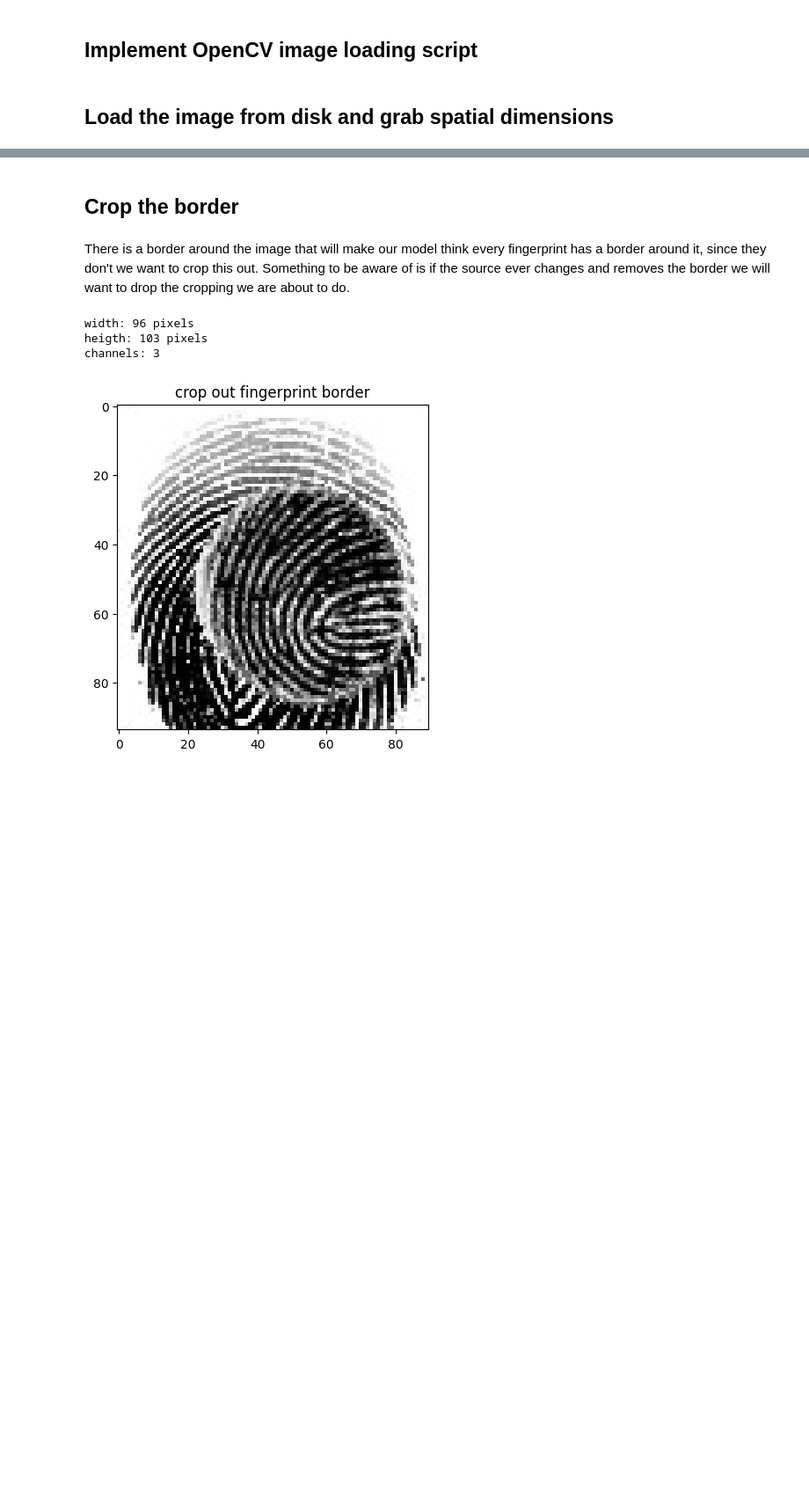
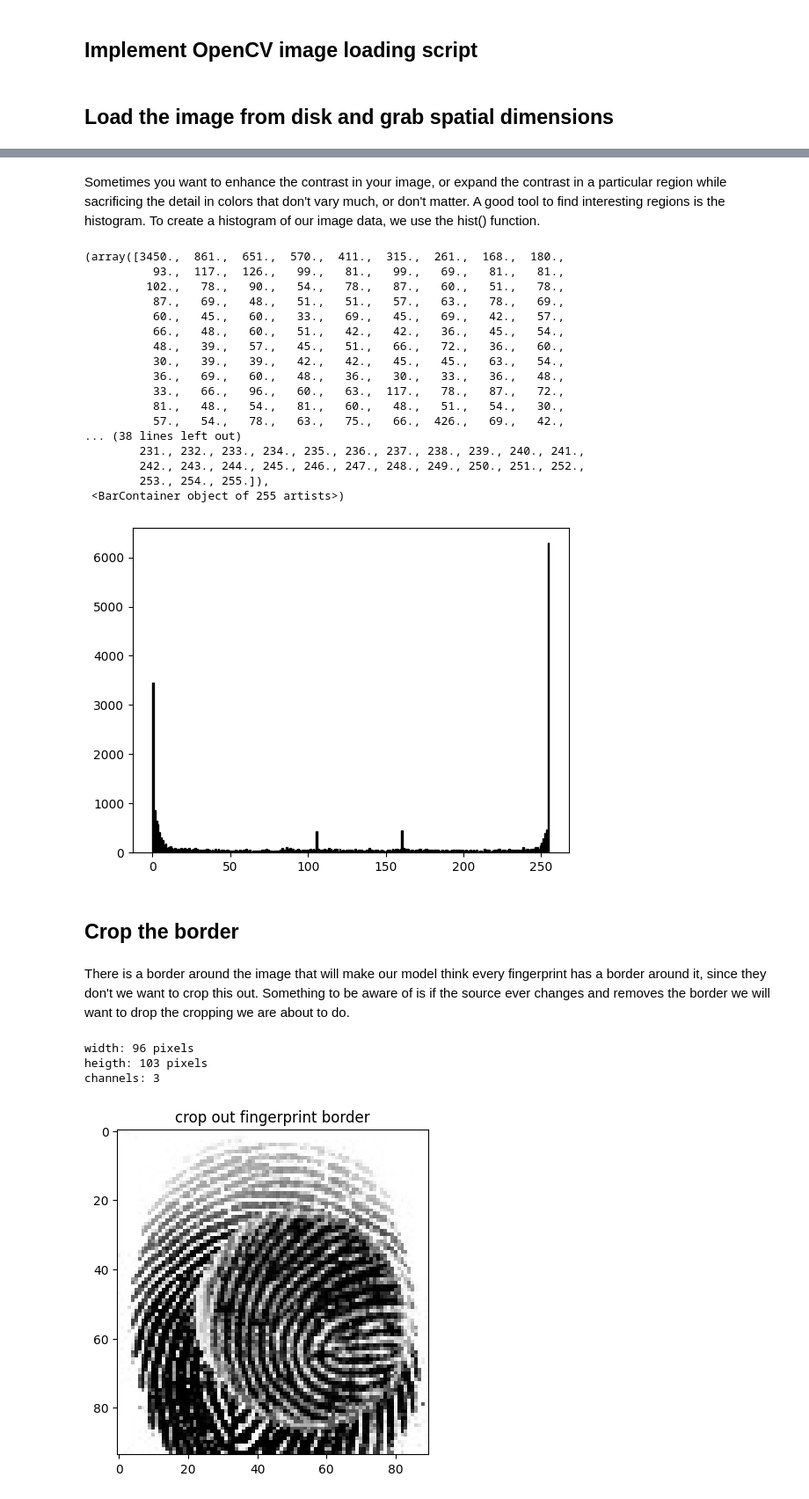
Before and after one commit to redhat-na-ssa/datasci-fingerprint, a Jupyter notebook: notebooks/2.0-visualize-data.ipynb, the cells around one changed output, grey strips where cells are left out. Shown at 88% size. Saved outputs shown, nothing was run; the diff lists cells and outputs as text; code cells hidden in the pictures; blank space fills up the shorter version.

Commit message:
update visualize data nb

```diff
--- a/notebooks/2.0-visualize-data.ipynb
+++ b/notebooks/2.0-visualize-data.ipynb
@@ -63,3 +86,26 @@ True
+# %% [markdown]
+Sometimes you want to enhance the contrast in your image, or expand the contrast in a particular region while sacrificing the detail in colors that don't vary much, or don't matter. A good tool to find interesting regions is the histogram. To create a histogram of our image data, we use the hist() function.
+# %%
+plt.hist(image.ravel(), bins=range(256), fc='k', ec='k')
+# %% [output]
+(array([3450.,  861.,  651.,  570.,  411.,  315.,  261.,  168.,  180.,
+          93.,  117.,  126.,   99.,   81.,   99.,   69.,   81.,   81.,
+         102.,   78.,   90.,   54.,   78.,   87.,   60.,   51.,   78.,
+          87.,   69.,   48.,   51.,   51.,   57.,   63.,   78.,   69.,
+          60.,   45.,   60.,   33.,   69.,   45.,   69.,   42.,   57.,
+          66.,   48.,   60.,   51.,   42.,   42.,   36.,   45.,   54.,
+          48.,   39.,   57.,   45.,   51.,   66.,   72.,   36.,   60.,
+          30.,   39.,   39.,   42.,   42.,   45.,   45.,   63.,   54.,
+          36.,   69.,   60.,   48.,   36.,   30.,   33.,   36.,   48.,
+          33.,   66.,   96.,   60.,   63.,  117.,   78.,   87.,   72.,
+          81.,   48.,   54.,   81.,   60.,   48.,   51.,   54.,   30.,
+          57.,   54.,   78.,   63.,   75.,   66.,  426.,   69.,   42.,
+... (38 lines left out)
+        231., 232., 233., 234., 235., 236., 237., 238., 239., 240., 241.,
+        242., 243., 244., 245., 246., 247., 248., 249., 250., 251., 252.,
+        253., 254., 255.]),
+ <BarContainer object of 255 artists>)
+[figure, added]
 # %% [markdown]
 ## Crop the border
 # %% [markdown]
```
Also changed, not shown: parts of 9 cells of this notebook.
